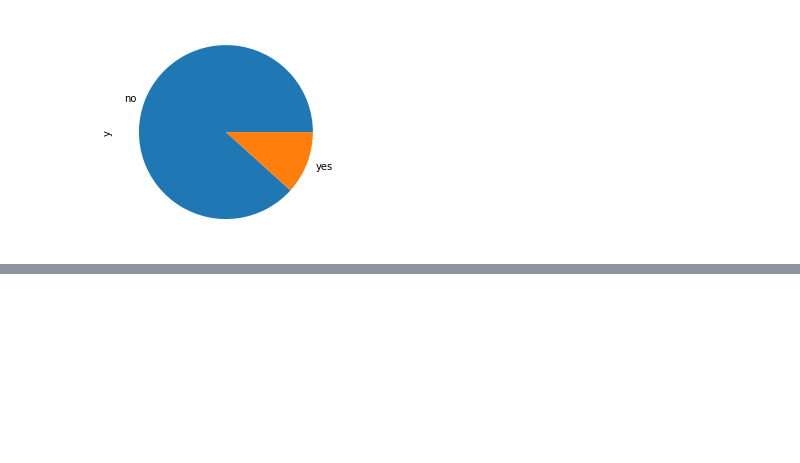
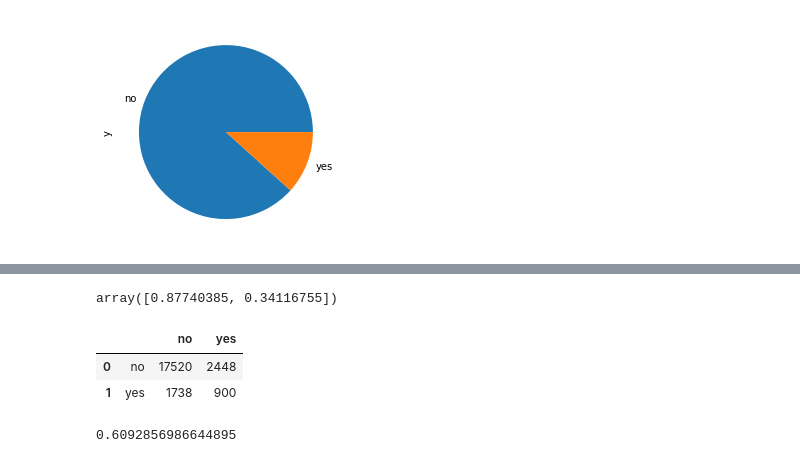
Before and after one commit to hieuvu99/ITEC4230_Project, a Jupyter notebook: Code.ipynb, the cells around one changed output, grey strips where cells are left out. Saved outputs shown, nothing was run; the diff lists cells and outputs as text; code cells hidden in the pictures; blank space fills up the shorter version.

```diff
--- a/Code.ipynb
+++ b/Code.ipynb
@@ -652,0 +788,25 @@ Name: y, dtype: int64
+# %%
+# Recall
+from sklearn.metrics import recall_score
+recall_score(y_test, y_pred, average=None)
+# %% [output]
+array([0.87740385, 0.34116755])
+# %%
+disp = np.array(confusion_matrix(y_test, y_pred))
+# %%
+disp = pd.DataFrame(disp)
+# %%
+disp.columns=['no','yes']
+# %%
+disp.insert(loc=0, column="", value =['no','yes'])
+# %%
+disp
+# %% [output]
+|  |  | no | yes |
+| 0 | no | 17520 | 2448 |
+| 1 | yes | 1738 | 900 |
+# %%
+>>> from sklearn.metrics import roc_auc_score
+>>> roc_auc_score(y_test, y_pred)
+# %% [output]
+0.6092856986644895
```
Also changed, not shown: parts of 12 cells of this notebook.
